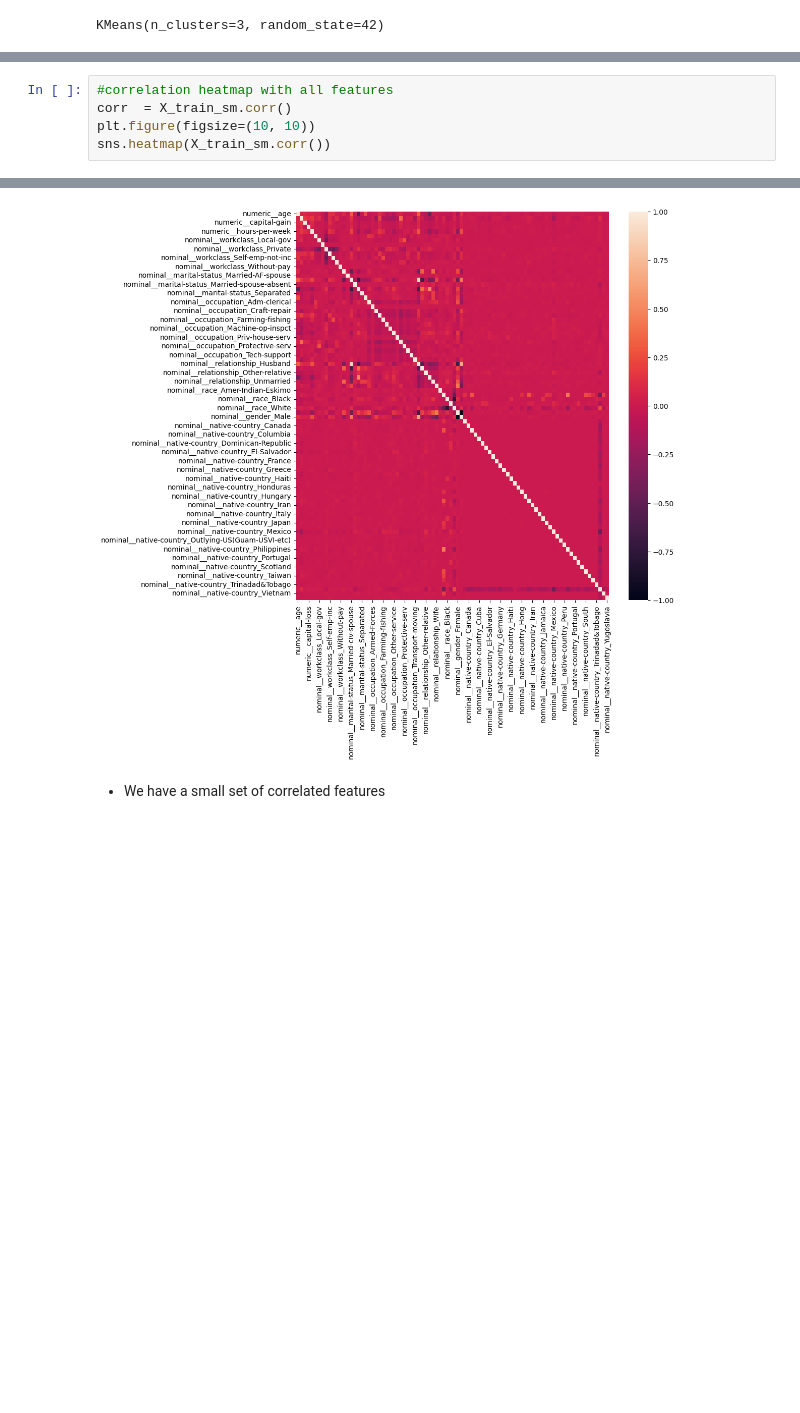
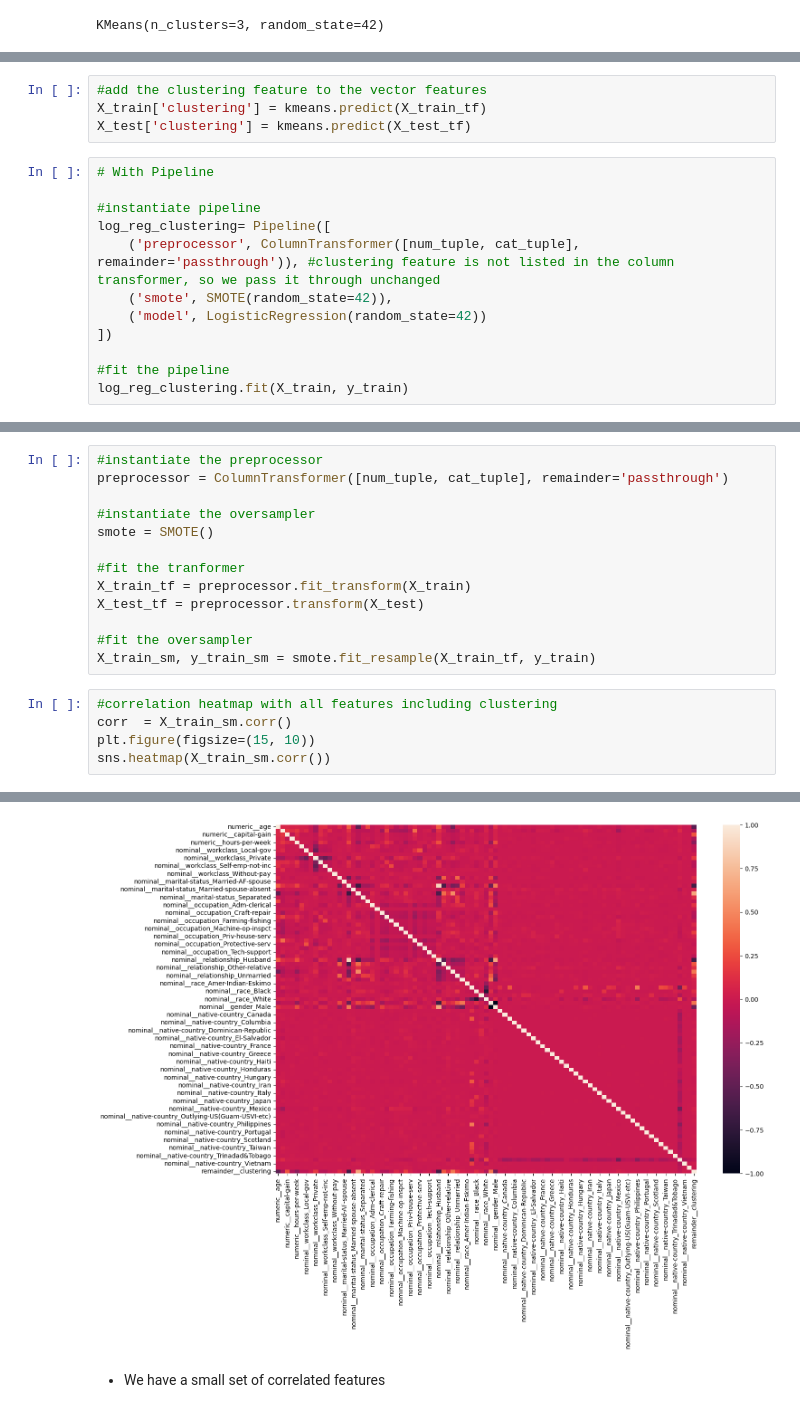
Before and after one commit to SuheirJammal/Adult_Income_Prediction_Analysis, a Jupyter notebook: Adult_Income_Analysis_Prediction.ipynb, the cells around one changed output, grey strips where cells are left out. Cells and saved outputs as stored; diff of their text form; blank space fills up the shorter version.

```diff
--- a/Adult_Income_Analysis_Prediction.ipynb
+++ b/Adult_Income_Analysis_Prediction.ipynb
@@ -920,0 +855,16 @@ weighted avg       0.85      0.81      0.82     12198
+# %%
+#add the clustering feature to the vector features
+X_train['clustering'] = kmeans.predict(X_train_tf)
+X_test['clustering'] = kmeans.predict(X_test_tf)
+# %%
+# With Pipeline
+
+#instantiate pipeline
+log_reg_clustering= Pipeline([
+    ('preprocessor', ColumnTransformer([num_tuple, cat_tuple], remainder='passthrough')), #clustering feature is not listed in the column transformer, so we pass it through unchanged
+    ('smote', SMOTE(random_state=42)),
+    ('model', LogisticRegression(random_state=42))
+])
+
+#fit the pipeline
+log_reg_clustering.fit(X_train, y_train)
@@ -923,10 +920,23 @@ weighted avg       0.85      0.81      0.82     12198
+# %%
+#instantiate the preprocessor
+preprocessor = ColumnTransformer([num_tuple, cat_tuple], remainder='passthrough')
+
+#instantiate the oversampler
+smote = SMOTE()
+
+#fit the tranformer
+X_train_tf = preprocessor.fit_transform(X_train)
+X_test_tf = preprocessor.transform(X_test)
+
+#fit the oversampler
+X_train_sm, y_train_sm = smote.fit_resample(X_train_tf, y_train)
 # %%
-#correlation heatmap with all features
+#correlation heatmap with all features including clustering
 corr  = X_train_sm.corr()
-plt.figure(figsize=(10, 10))
+plt.figure(figsize=(15, 10))
 sns.heatmap(X_train_sm.corr())
 # %% [output]
 <Axes: >
-[figure, old version]
+[figure, new version]
 # %% [markdown]
 - We have a small set of correlated features
```
Also changed, not shown: parts of 38 cells of this notebook.
